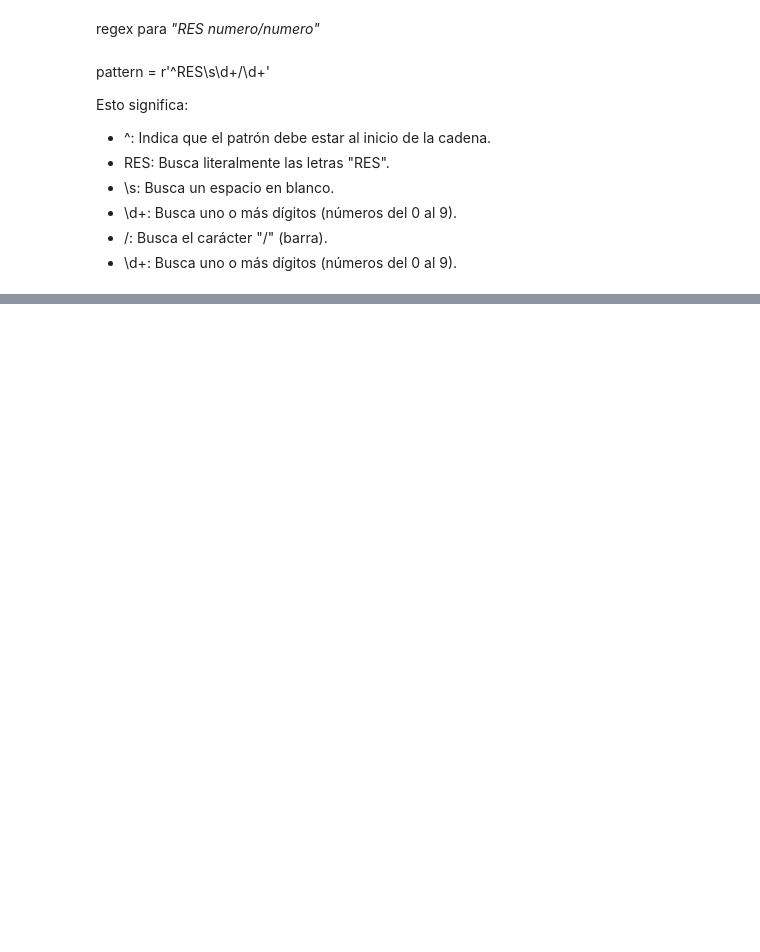
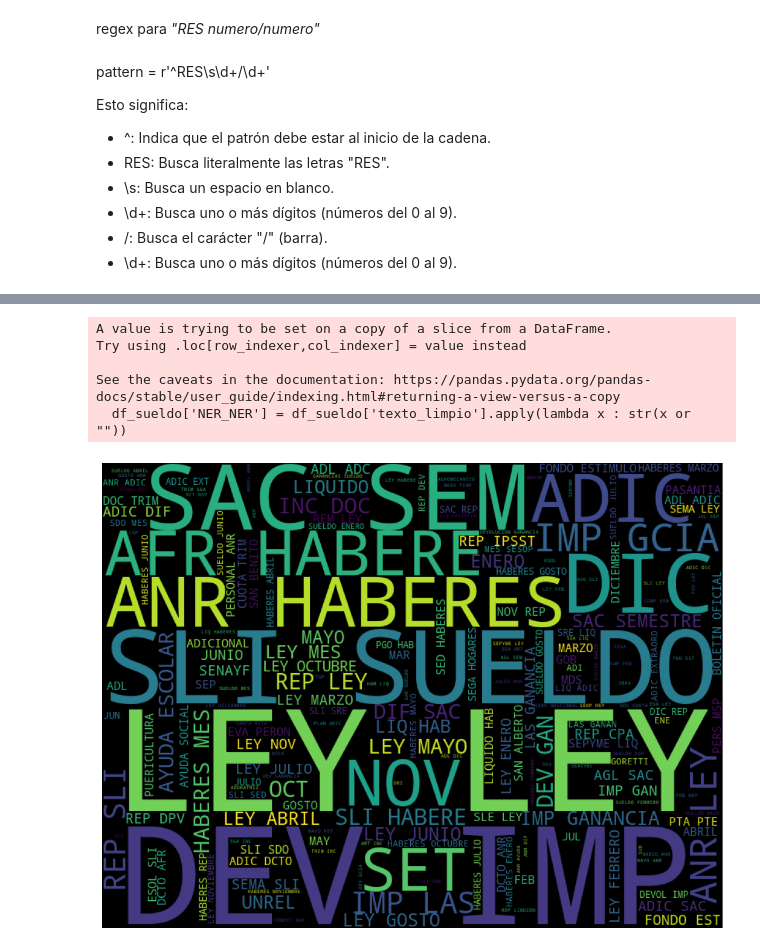
Before and after one commit to ivanjavierparra/Text-Mining-Austral, a Jupyter notebook: tp-text-mining.ipynb, the cells around one changed output, grey strips where cells are left out. Cells and saved outputs as stored; diff of their text form; code cells hidden in the pictures; blank space fills up the shorter version.

Commit message:
freqwords sueldos

```diff
--- a/tp-text-mining.ipynb
+++ b/tp-text-mining.ipynb
@@ -157,0 +125,9 @@ NameError: name 'df' is not defined
+# %%
+def limpiar_texto(texto):
+    texto = texto.upper()
+    texto = re.findall(r"(?!CTA)(?!RES)(?!PAGO)(?!AGO)[A-Z]{3,}|7991", texto)
+    texto = " ".join(texto).strip()
+    return texto
+# %%
+df["texto_limpio"] = df["Glosa"].apply(limpiar_texto)
+df["texto_limpio"].tail(20)
@@ -157,0 +154,20 @@ NameError: name 'df' is not defined
+# %%
+def cloud(data, backgroundcolor = 'black', width = 800, height = 600):
+    wordcloud = WordCloud(stopwords = STOPWORDS, background_color = backgroundcolor,
+                         width = width, height = height).generate(data)
+    plt.figure(figsize = (15, 10))
+    plt.imshow(wordcloud)
+    plt.axis("off")
+    plt.show()
+# %%
+df_sueldo = df[df["Sueldo"]==1]
+df_sueldo['NER_NER'] = df_sueldo['texto_limpio'].apply(lambda x : str(x or ""))
+df_sueldo = df_sueldo[df_sueldo['NER_NER'] != 'nan']
+cloud(' '.join(df_sueldo['NER_NER']))
+# %% [output]
+A value is trying to be set on a copy of a slice from a DataFrame.
+Try using .loc[row_indexer,col_indexer] = value instead
+
+See the caveats in the documentation: https://pandas.pydata.org/pandas-docs/stable/user_guide/indexing.html#returning-a-view-versus-a-copy
+  df_sueldo['NER_NER'] = df_sueldo['texto_limpio'].apply(lambda x : str(x or ""))
+[figure, added]
```
Also changed, not shown: parts of 7 cells of this notebook, 4 other files.
